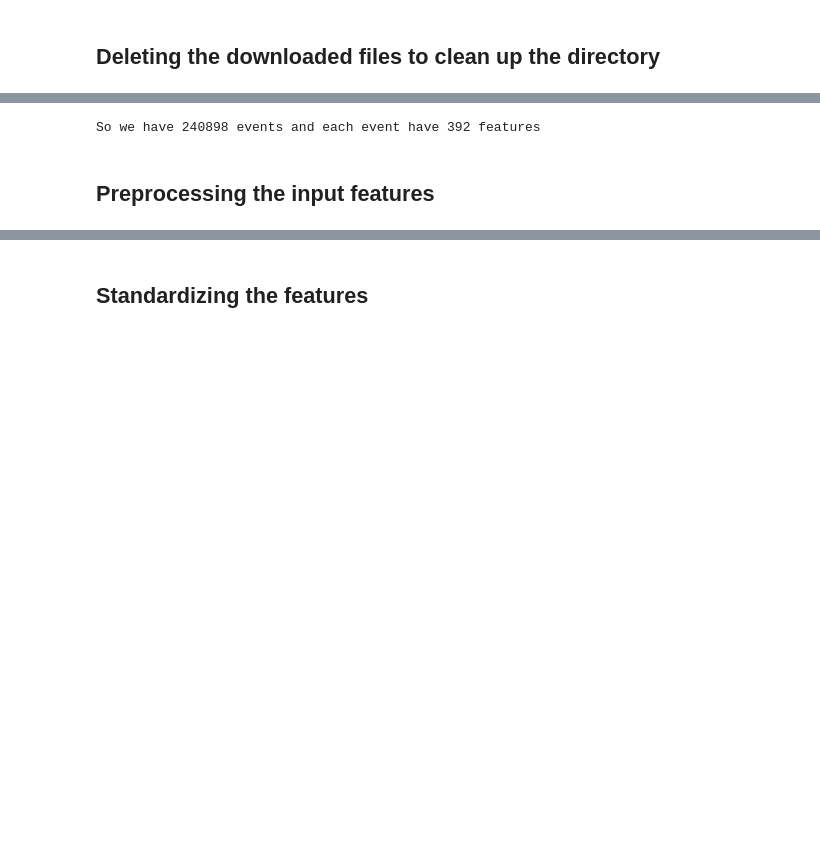
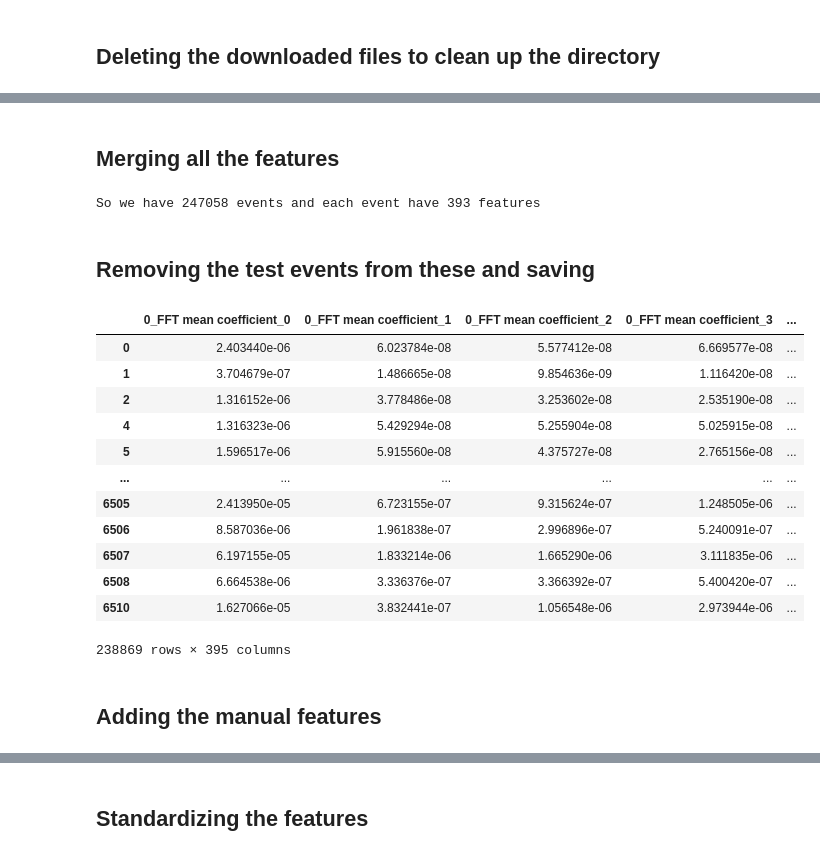
Before and after one commit to Akashkharita/PNW_Seismic_Event_Classification, a Jupyter notebook: notebooks/classification_based_on_tsfel_features_only.ipynb, the cells around one changed output, grey strips where cells are left out. Cells and saved outputs as stored; diff of their text form; code cells hidden in the pictures; blank space fills up the shorter version.

```diff
--- a/notebooks/classification_based_on_tsfel_features_only.ipynb
+++ b/notebooks/classification_based_on_tsfel_features_only.ipynb
@@ -75,0 +55,3 @@ All files have been downloaded.
+# %%
+## specify a filename
+filename = 'P_50_100_F_1_10_50'
@@ -135,6 +214,35 @@ for file in files:
+# %%
+## first we would like to remove the common test dataset based on the ids
+save_path = '../data'
+common_test_ids = np.load(f"{save_path}/common_test_data_id.npy", allow_pickle = True)
+# %%
+features_surface_new = pd.read_csv('../extracted_features/tsfel_features_new_surface event_'+filename+'_part_1.csv', index_col = 0)
+
+# randomly assigning the event ids to surface events.
+features_surface_new['serial_no'] = np.arange(len(features_surface_new))
+
+# assigning a source.
+features_surface_new['source'] = ['surface event']*len(features_surface_new)
+
+## trying to assign a date time.
+features_surface_new['event_id'] = [features_surface_new['new_event_id'].values[i].split('_')[0] for i in range(len(features_surface_new))]
+
+stored_su_df = pd.read_csv('../data/additional_surface_events_good_snr.csv')
+event_trace_map = stored_su_df.set_index('event_id')['trace_start_time'].to_dict()
+
+# Assign trace_start_time using map() instead of looping
+features_surface_new['trace_start_time'] = features_surface_new['event_id'].map(event_trace_map)
+
+
+# rearranging the columns
+features_new_surface_tsfel = features_surface_new.loc[:,features_earthquake_tsfel.columns]
+# %% [markdown]
+## Merging all the features
 # %%
-features_all = pd.concat([features_surface_tsfel, features_sonic_tsfel, features_thunder_tsfel, features_noise_tsfel, features_explosion_tsfel, features_earthquake_tsfel])
-features_all = features_all.drop(['Unnamed: 0'], axis = 1)
-print(f'So we have {features_all.shape[0]} events and each event have {features_all.shape[1]} features')
+features_all = pd.concat([features_surface_tsfel, features_noise_tsfel, features_explosion_tsfel, features_earthquake_tsfel, features_new_surface_tsfel])
+features_all = features_all.drop(['Unnamed: 0'], axis = 1, errors = 'ignore')
+print(f'So we have {features_all.shape[0]} events and each event have {features_all.shape[1]-2} features')
 # %% [output]
-So we have 240898 events and each event have 392 features
+So we have 247058 events and each event have 393 features
+# %% [markdown]
+## Removing the test events from these and saving
@@ -141,2 +252,19 @@ So we have 240898 events and each event have 392 features
+# %%
+train_features = features_all[~features_all['new_event_id'].isin(common_test_ids)]
+train_features
+# %% [output]
+|  | 0_FFT mean coefficient_0 | 0_FFT mean coefficient_1 | 0_FFT mean coefficient_2 | 0_FFT mean coefficient_3 | ... |
+| 0 | 2.403440e-06 | 6.023784e-08 | 5.577412e-08 | 6.669577e-08 | ... |
+| 1 | 3.704679e-07 | 1.486665e-08 | 9.854636e-09 | 1.116420e-08 | ... |
+| 2 | 1.316152e-06 | 3.778486e-08 | 3.253602e-08 | 2.535190e-08 | ... |
+| 4 | 1.316323e-06 | 5.429294e-08 | 5.255904e-08 | 5.025915e-08 | ... |
+| 5 | 1.596517e-06 | 5.915560e-08 | 4.375727e-08 | 2.765156e-08 | ... |
+| ... | ... | ... | ... | ... | ... |
+| 6505 | 2.413950e-05 | 6.723155e-07 | 9.315624e-07 | 1.248505e-06 | ... |
+| 6506 | 8.587036e-06 | 1.961838e-07 | 2.996896e-07 | 5.240091e-07 | ... |
+| 6507 | 6.197155e-05 | 1.833214e-06 | 1.665290e-06 | 3.111835e-06 | ... |
+| 6508 | 6.664538e-06 | 3.336376e-07 | 3.366392e-07 | 5.400420e-07 | ... |
+| 6510 | 1.627066e-05 | 3.832441e-07 | 1.056548e-06 | 2.973944e-06 | ... |
+238869 rows × 395 columns
 # %% [markdown]
-## Preprocessing the input features
+## Adding the manual features
```
Also changed, not shown: parts of 57 cells of this notebook.
